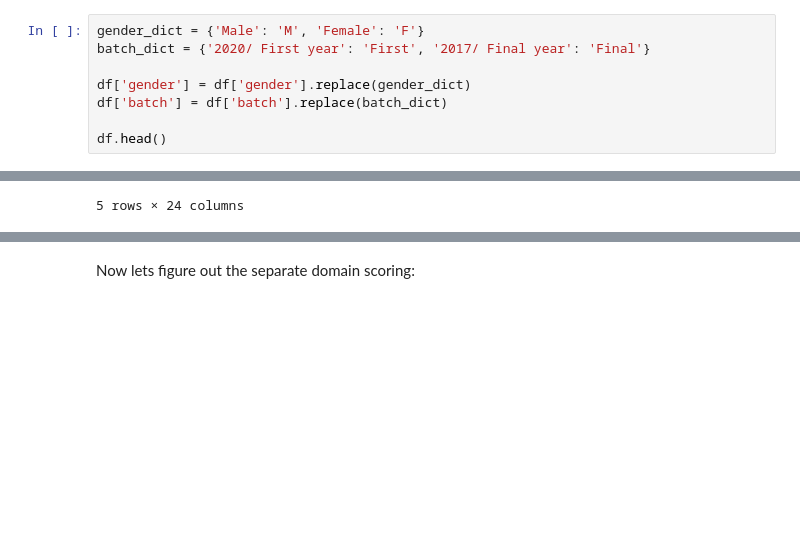
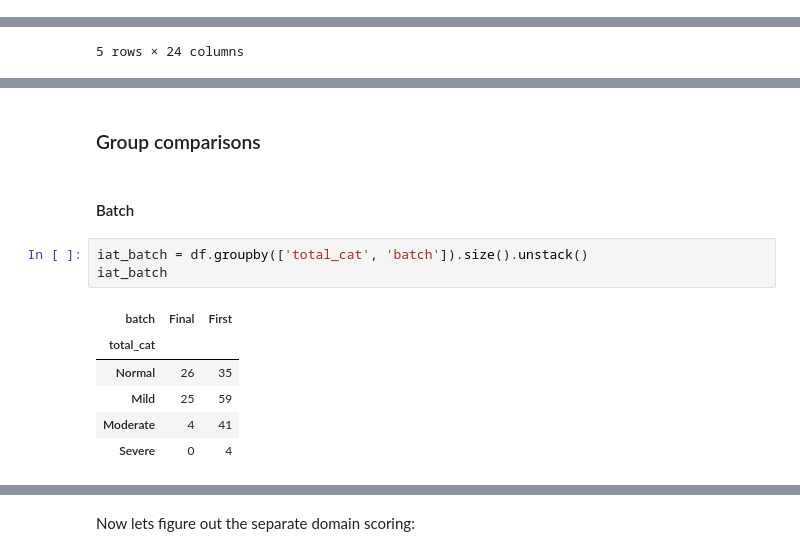
Before and after one commit to akankshazc/sts_iad, a Jupyter notebook: 3_iat.ipynb, the cells around one changed output, grey strips where cells are left out. Drawn from its saved outputs; the diff is of its cells as text; blank space fills up the shorter version.

Commit message:
Add analysis and comparisons of total IAT scores and Categories.

```diff
--- a/3_iat.ipynb
+++ b/3_iat.ipynb
@@ -15,9 +25 @@ df.head()
 5 rows × 22 columns
-# %%
-gender_dict = {'Male': 'M', 'Female': 'F'}
-batch_dict = {'2020/ First year': 'First', '2017/ Final year': 'Final'}
-
-df['gender'] = df['gender'].replace(gender_dict)
-df['batch'] = df['batch'].replace(batch_dict)
-
-df.head()
@@ -70,0 +124,14 @@ The values match with the ones in the report.
+# %% [markdown]
+### Group comparisons
+# %% [markdown]
+#### Batch
+# %%
+iat_batch = df.groupby(['total_cat', 'batch']).size().unstack()
+iat_batch
+# %% [output]
+| batch | Final | First |
+| total_cat |  |  |
+| Normal | 26 | 35 |
+| Mild | 25 | 59 |
+| Moderate | 4 | 41 |
+| Severe | 0 | 4 |
```
Also changed, not shown: parts of 19 cells of this notebook.
